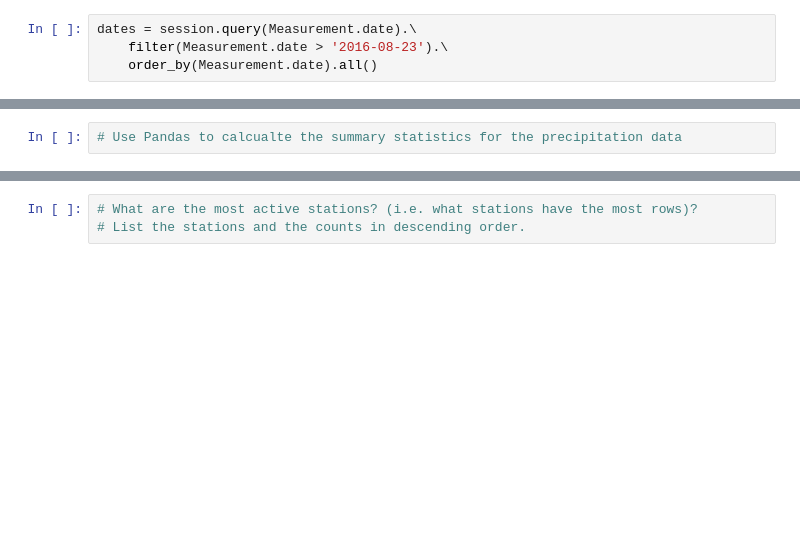
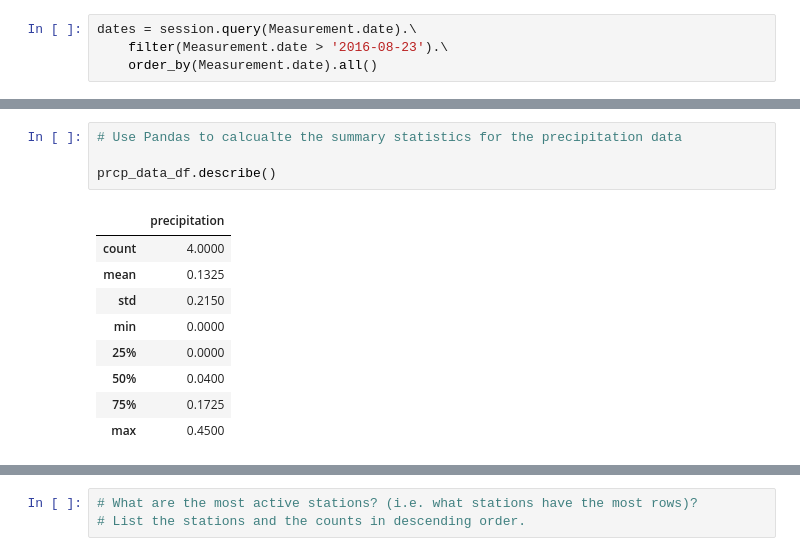
Before and after one commit to delanybroome/sqlalchemy-challenge, a Jupyter notebook: climate_starter.ipynb, the cells around one changed output, grey strips where cells are left out. Drawn from its saved outputs; the diff is of its cells as text; blank space fills up the shorter version.

```diff
--- a/climate_starter.ipynb
+++ b/climate_starter.ipynb
@@ -113,4 +129,16 @@ prcp_results = session.query(func.av(Measurement.prcp), Measurement.date)\
 # %%
 # Use Pandas to calcualte the summary statistics for the precipitation data
+
+prcp_data_df.describe()
+# %% [output]
+|  | precipitation |
+| count | 4.0000 |
+| mean | 0.1325 |
+| std | 0.2150 |
+| min | 0.0000 |
+| 25% | 0.0000 |
+| 50% | 0.0400 |
+| 75% | 0.1725 |
+| max | 0.4500 |
 # %%
 # Design a query to show how many stations are available in this dataset?
```
Also changed, not shown: parts of 15 cells of this notebook.
